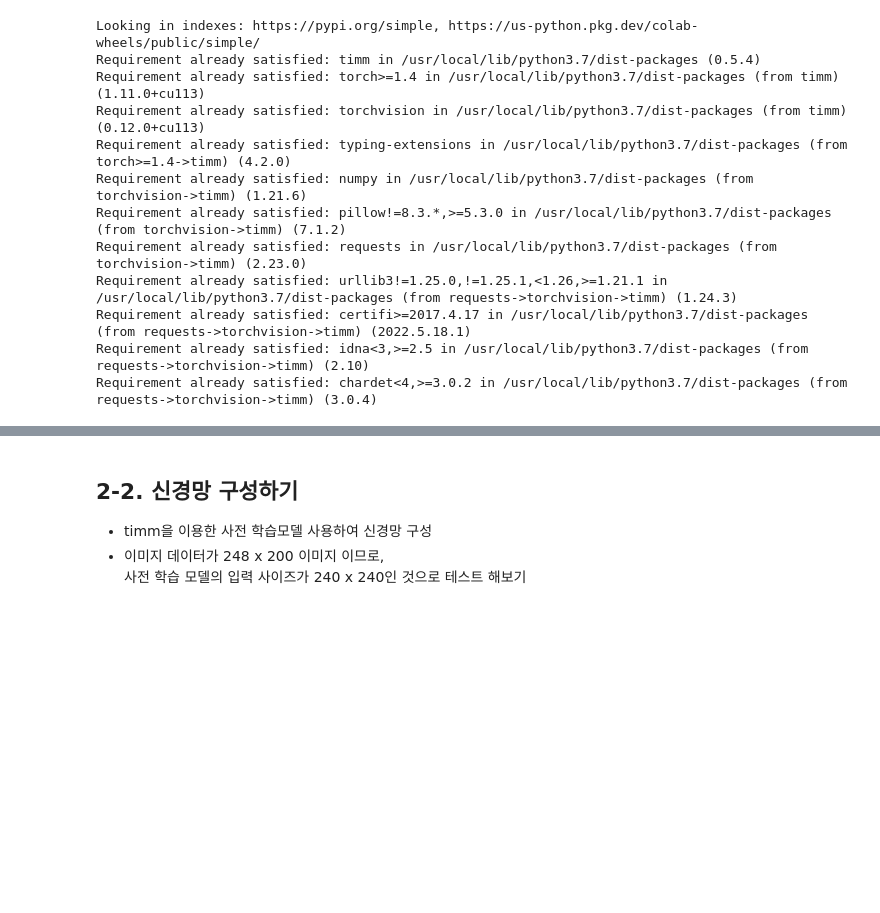
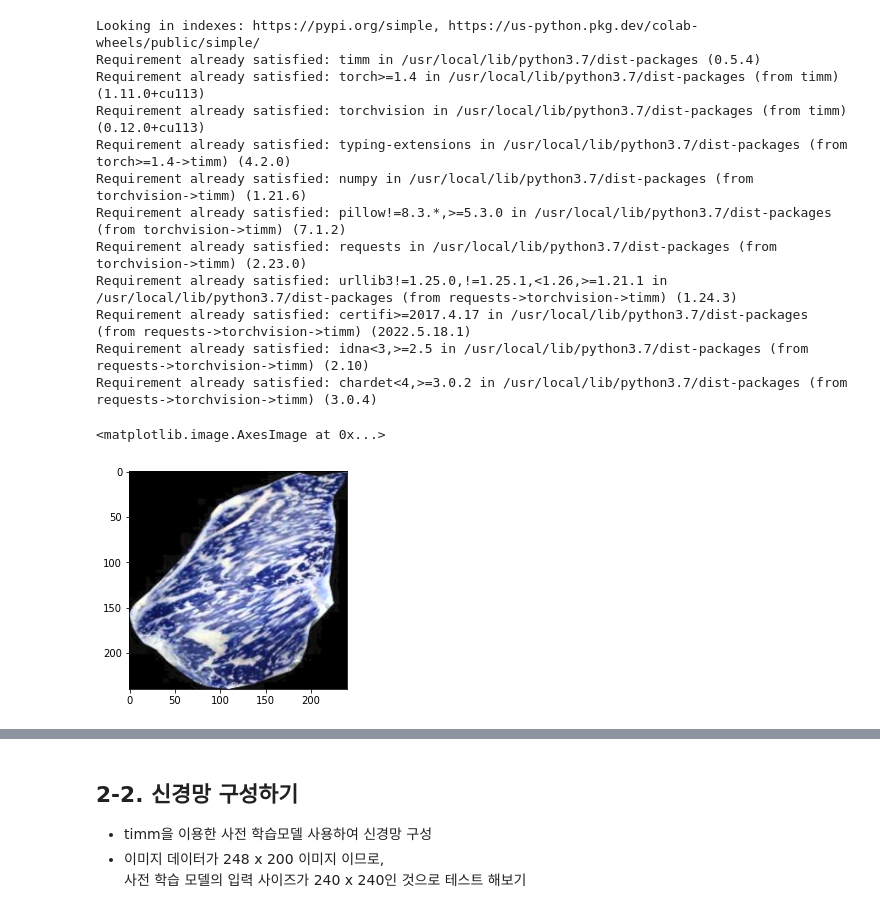
Before and after one commit to AhMuGeoNa/2022-AI-Competition, a Jupyter notebook: Beaf_classification.ipynb, the cells around one changed output, grey strips where cells are left out. Drawn from its saved outputs; the diff is of its cells as text; code cells hidden in the pictures; blank space fills up the shorter version.

```diff
--- a/Beaf_classification.ipynb
+++ b/Beaf_classification.ipynb
@@ -231,7 +235,12 @@ class BeafData(Dataset):
 # %%
 train_images, train_labels = datasets['train']
 train_dataset              = BeafData(train_images, train_labels)
 train_loader               = DataLoader(train_dataset, batch_size = BATCH_SIZE, shuffle = True)
+
+plt.imshow(train_images[0])
+# %% [output]
+<matplotlib.image.AxesImage at 0x...>
+[figure, added]
 # %%
 valid_images, valid_labels = datasets['valid']
 valid_dataset             = BeafData(valid_images, valid_labels, dtype = 'valid')
```
Also changed, not shown: parts of 10 cells of this notebook.
